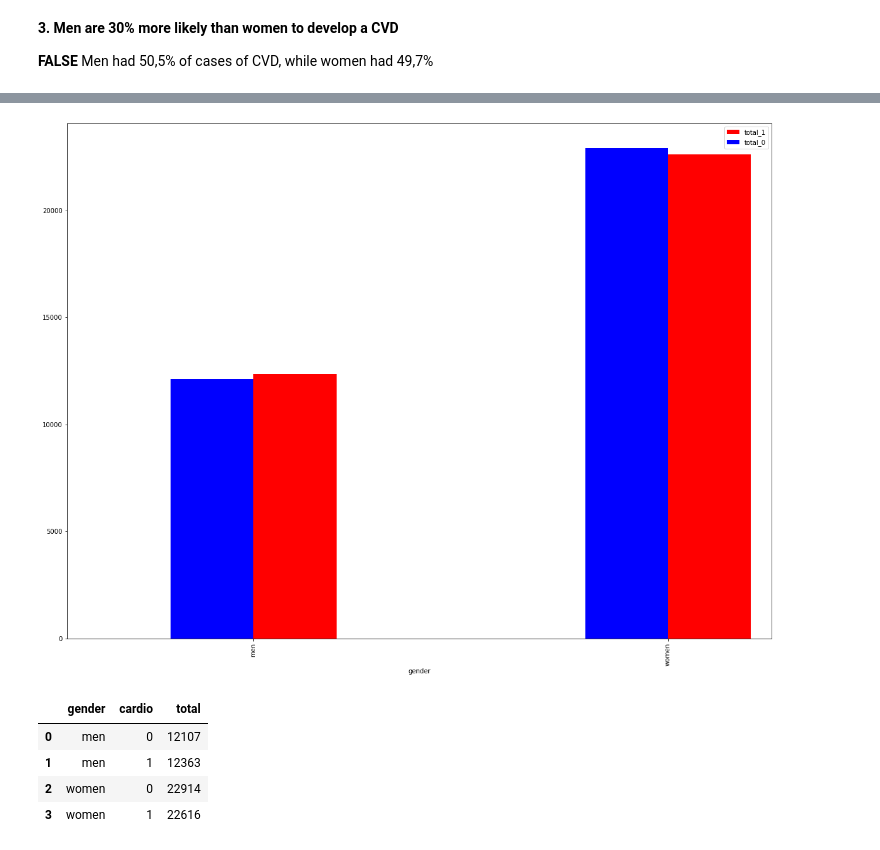
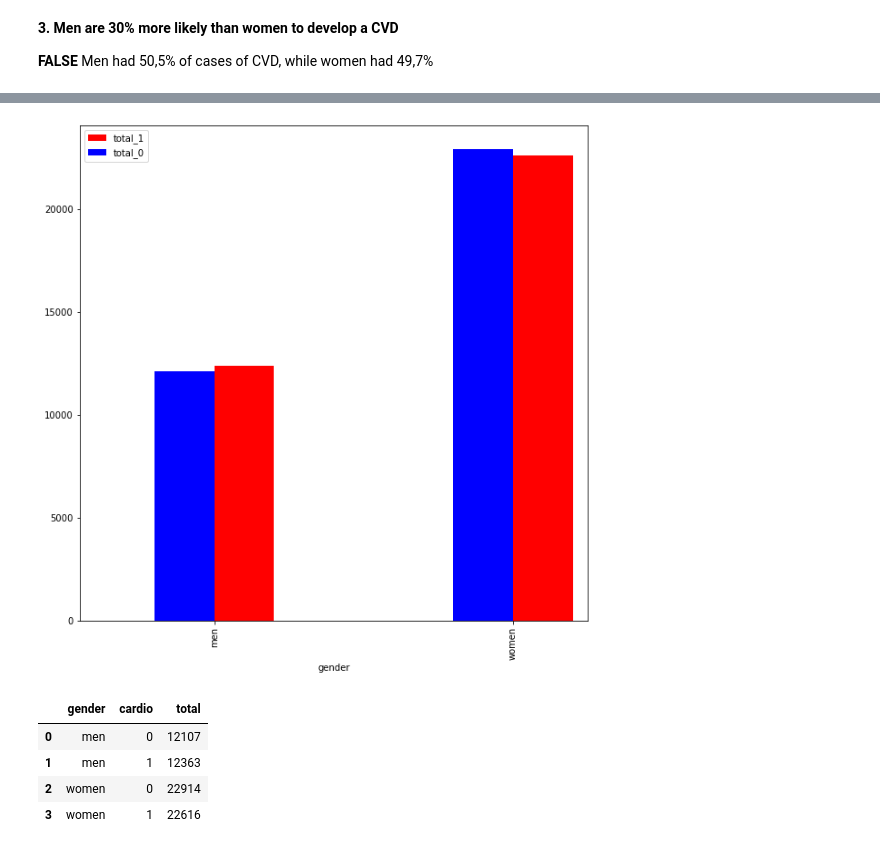
Before and after one commit to HenriqueCR1291/cardio_catch_diseases, a Jupyter notebook: m01_cardio_catch_diseases.ipynb, the cells around one changed output, grey strips where cells are left out. Drawn from its saved outputs; the diff is of its cells as text; code cells hidden in the pictures.

```diff
--- a/m01_cardio_catch_diseases.ipynb
+++ b/m01_cardio_catch_diseases.ipynb
@@ -523,25 +471,23 @@ aux1
 # %%
 aux1 = df32[(df32['cardio'] >= 1)]
 aux1 = aux1[['gender', 'cardio']].groupby('gender').size().reset_index().rename(columns={0:'total_1'})
 aux1
 
 aux2 = df32[(df32['cardio'] <= 0)]
 aux2 = aux2[['gender', 'cardio']].groupby('gender').size().reset_index().rename(columns={0:'total_0'})
 aux2
 
-fig = plt.figure(figsize=(20,15))
+fig = plt.figure(figsize=(10,10))
 
-ax = fig.add_subplot(111) # Create matplotlib axes
-#ax2 = ax.twinx()
+ax = fig.add_subplot(111)
 
 width = 0.2
 
-#aux1.set_index(['cardio','bmi']).plot.bar(figsize=(20,10))
 aux1.plot(x='gender', y='total_1', kind='bar', color='red', ax=ax, width=width, position=0)
 aux2.plot(x='gender', y='total_0', kind='bar', color='blue', ax=ax, width=width, position=1)
 plt.show()
 # %% [output]
-[figure, old version]
+[figure, new version]
 # %%
 aux1 = df32[['gender', 'cardio']].groupby(['gender','cardio']).size().reset_index().rename(columns={0:'total'})
 aux1
```
Also changed, not shown: parts of 40 cells of this notebook.
